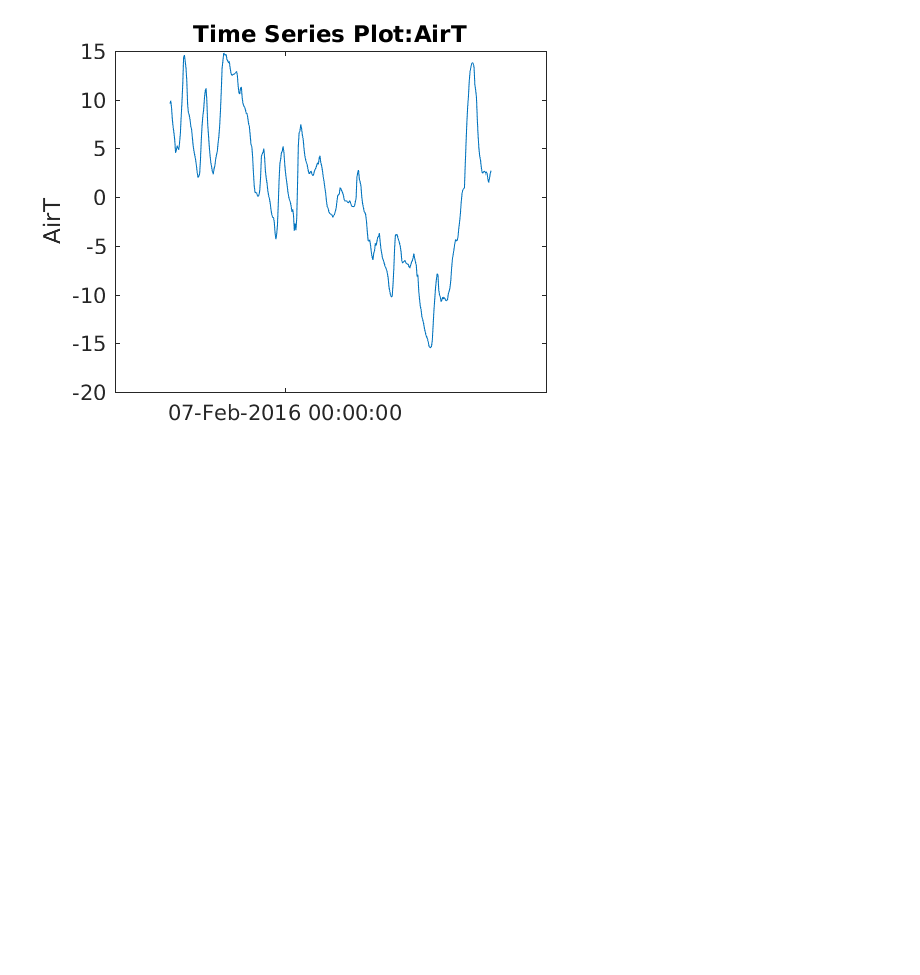
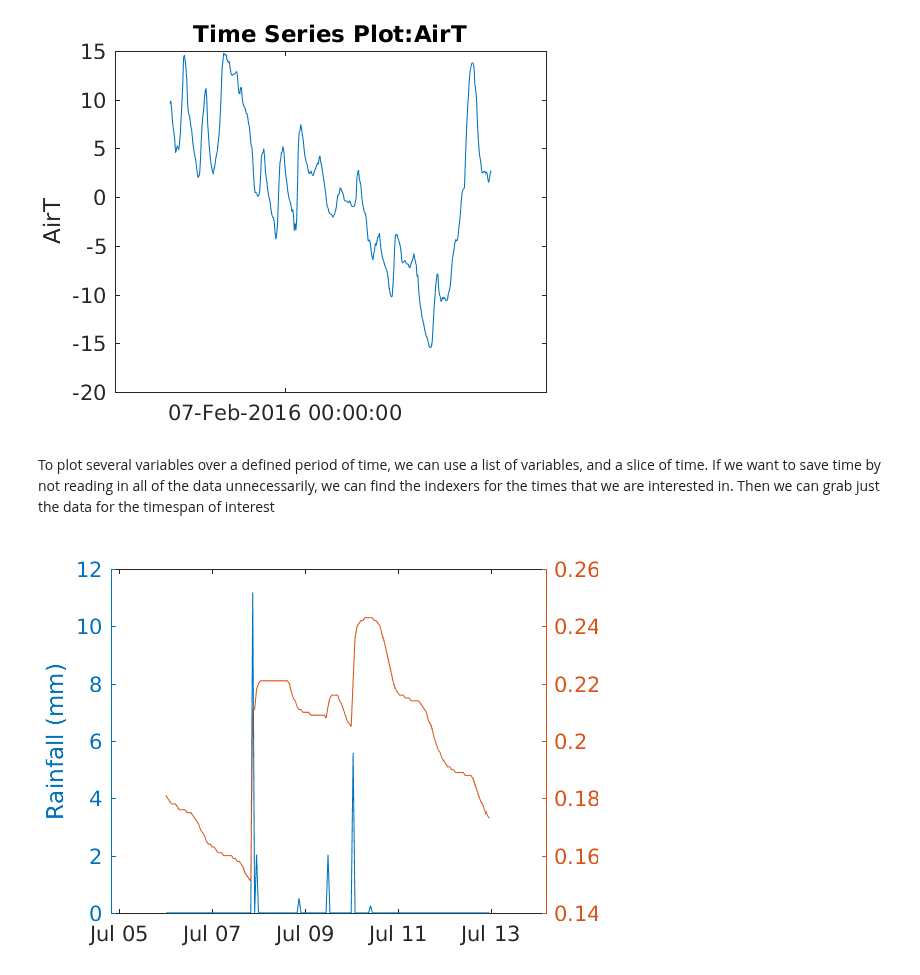
Before and after one commit to jsignell/intro-to-netcdf, a Jupyter notebook: Intro to Matlab.ipynb, the cells around one changed output. Cells and saved outputs as stored; diff of their text form; code cells hidden in the pictures; blank space fills up the shorter version.

```diff
--- a/Intro to Matlab.ipynb
+++ b/Intro to Matlab.ipynb
@@ -46,3 +73,19 @@ set(ts1, 'Name', 'AirT')
 plot(ts1)
 # %% [output]
 [figure]
+# %% [markdown]
+To plot several variables over a defined period of time, we can use a list of variables, and a slice of time. If we want to save time by not reading in all of the data unnecessarily, we can find the indexers for the times that we are interested in. Then we can grab just the data for the timespan of interest
+# %%
+start = find(time=='2015-07-06');
+count = find(time=='2015-07-13')-start;
+
+Rain = ncread(data_url,'Rain_mm_3_Tot', start, count, 1);
+VW = ncread(data_url,'VW', start, count, 1);
+t = time(start:start+count-1);
+
+[ax,p1,p2] = plotyy(t, Rain, t, VW);
+
+ylabel(ax(1),'Rainfall (mm)') % label left y-axis
+ylabel(ax(2),'Void Water (%)') % label right y-axis
+# %% [output]
+[figure, added]
```
Also changed, not shown: parts of 6 cells of this notebook, 2 other files.
